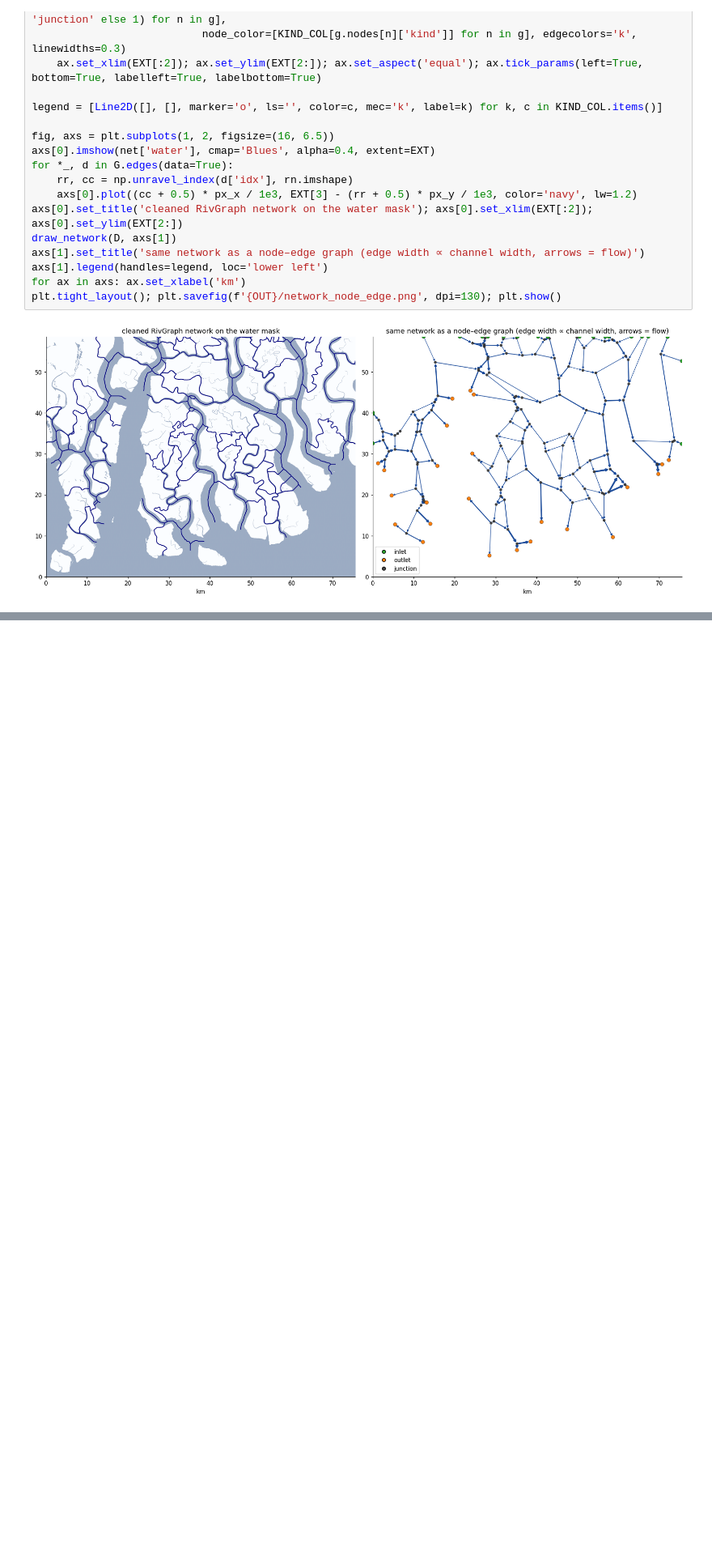
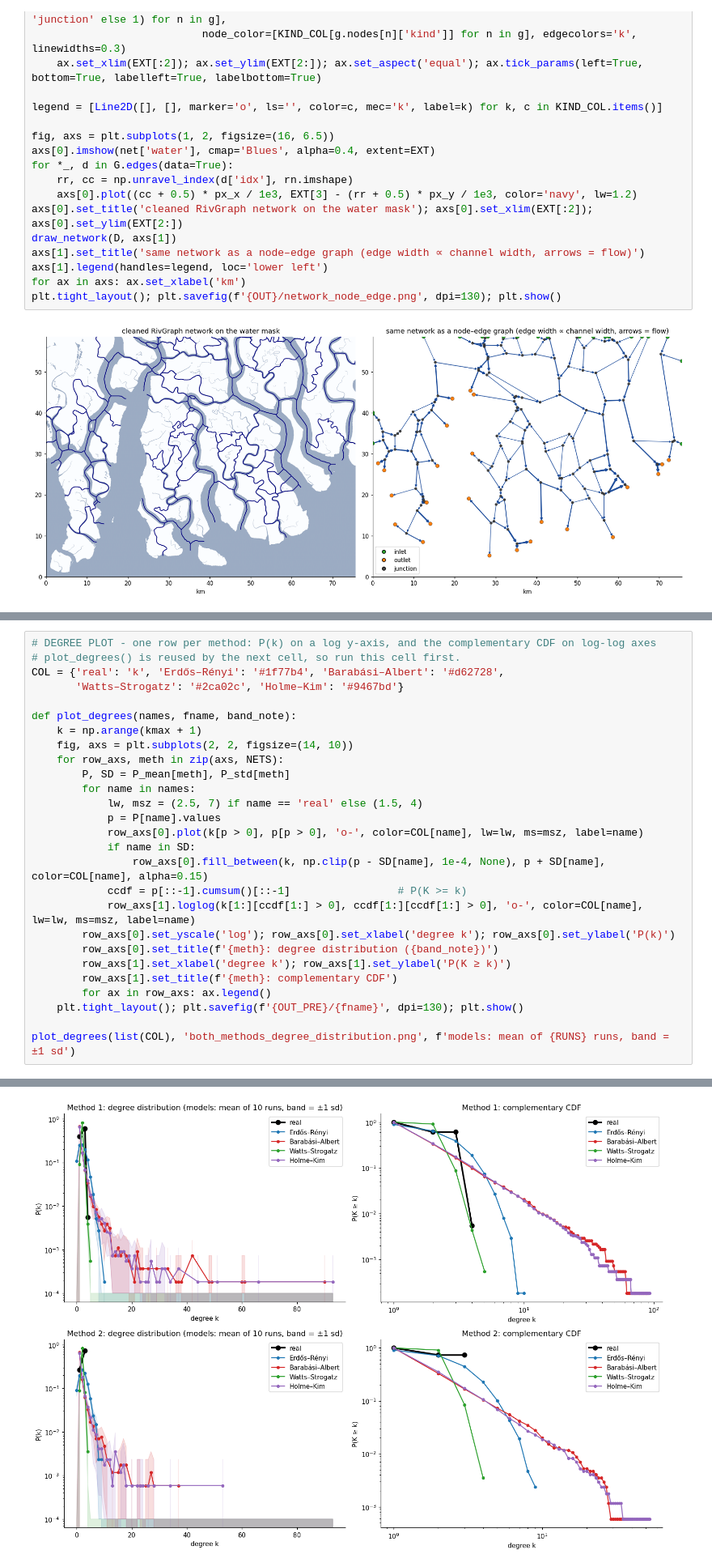
Before and after one commit to KirthiManjunath/Mangrove-network, a Jupyter notebook: Mangroves.ipynb, the cells around one changed output, grey strips where cells are left out. Shown at 81% size. Saved outputs shown, nothing was run; the diff lists cells and outputs as text; blank space fills up the shorter version.

Commit message:
Degree distribution and betweenness centrality

```diff
--- a/Mangroves.ipynb
+++ b/Mangroves.ipynb
@@ -594,0 +699,28 @@ plt.tight_layout(); plt.savefig(f'{OUT}/network_node_edge.png', dpi=130); plt.sh
+# %%
+# DEGREE PLOT - one row per method: P(k) on a log y-axis, and the complementary CDF on log-log axes
+# plot_degrees() is reused by the next cell, so run this cell first.
+COL = {'real': 'k', 'Erdős–Rényi': '#1f77b4', 'Barabási–Albert': '#d62728',
+       'Watts–Strogatz': '#2ca02c', 'Holme–Kim': '#9467bd'}
+
+def plot_degrees(names, fname, band_note):
+    k = np.arange(kmax + 1)
+    fig, axs = plt.subplots(2, 2, figsize=(14, 10))
+    for row_axs, meth in zip(axs, NETS):
+        P, SD = P_mean[meth], P_std[meth]
+        for name in names:
+            lw, msz = (2.5, 7) if name == 'real' else (1.5, 4)
+            p = P[name].values
+            row_axs[0].plot(k[p > 0], p[p > 0], 'o-', color=COL[name], lw=lw, ms=msz, label=name)
+            if name in SD:
+                row_axs[0].fill_between(k, np.clip(p - SD[name], 1e-4, None), p + SD[name], color=COL[name], alpha=0.15)
+            ccdf = p[::-1].cumsum()[::-1]                 # P(K >= k)
+            row_axs[1].loglog(k[1:][ccdf[1:] > 0], ccdf[1:][ccdf[1:] > 0], 'o-', color=COL[name], lw=lw, ms=msz, label=name)
+        row_axs[0].set_yscale('log'); row_axs[0].set_xlabel('degree k'); row_axs[0].set_ylabel('P(k)')
+        row_axs[0].set_title(f'{meth}: degree distribution ({band_note})')
+        row_axs[1].set_xlabel('degree k'); row_axs[1].set_ylabel('P(K ≥ k)')
+        row_axs[1].set_title(f'{meth}: complementary CDF')
+        for ax in row_axs: ax.legend()
+    plt.tight_layout(); plt.savefig(f'{OUT_PRE}/{fname}', dpi=130); plt.show()
+
+plot_degrees(list(COL), 'both_methods_degree_distribution.png', f'models: mean of {RUNS} runs, band = ±1 sd')
+# %% [output]
@@ -594,0 +737 @@ plt.tight_layout(); plt.savefig(f'{OUT}/network_node_edge.png', dpi=130); plt.sh
+[figure, added]
```
Also changed, not shown: parts of 14 cells of this notebook, 16 other files.
